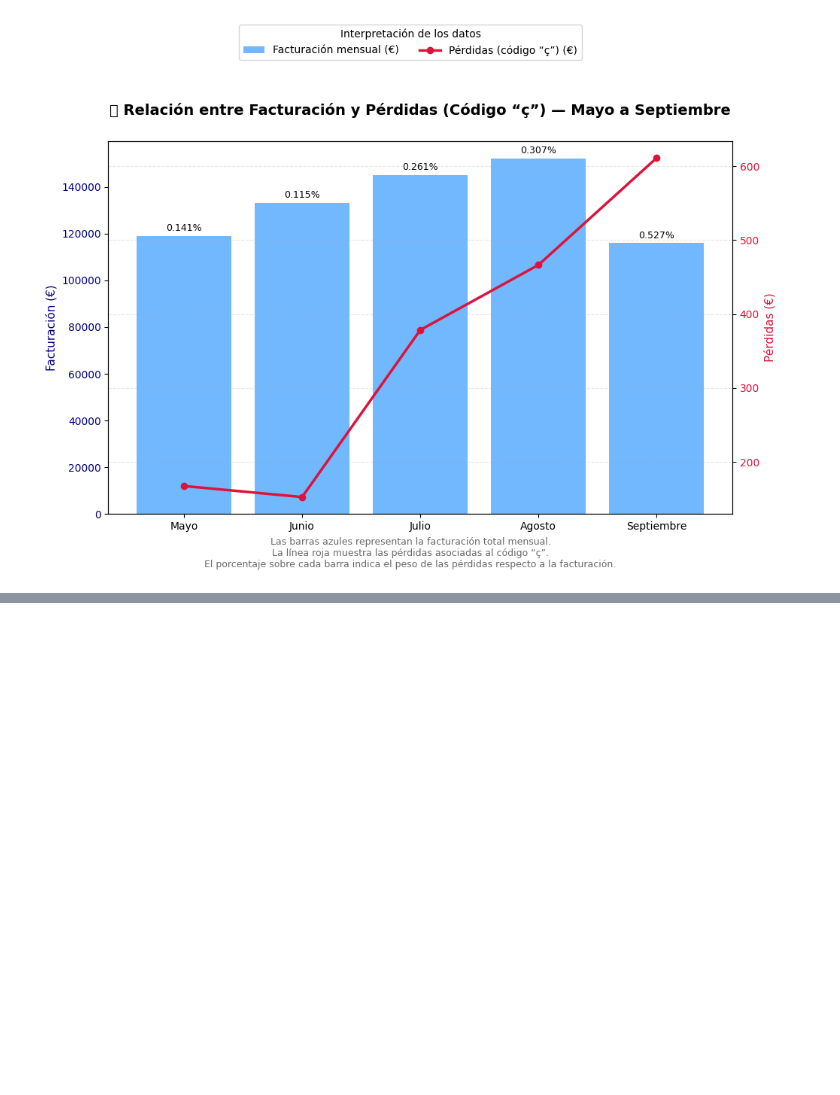
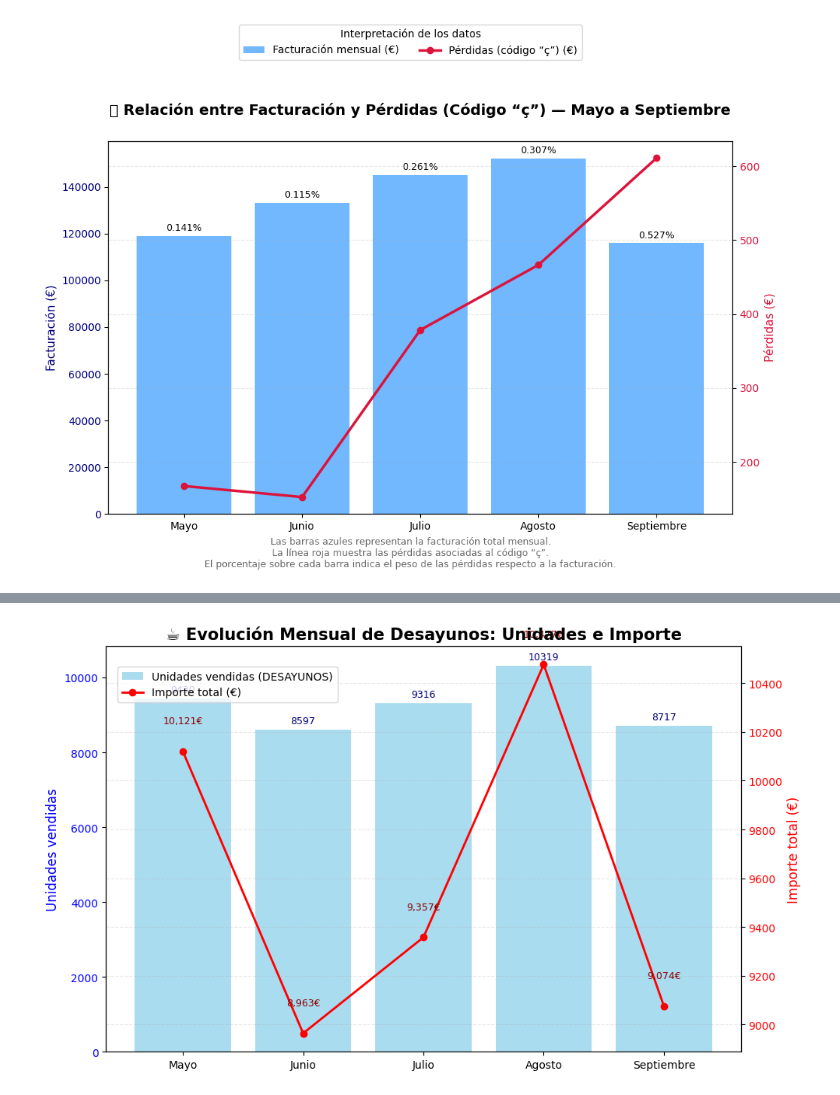
Before and after one commit to Javierfiestasbotella/curso_ia, a Jupyter notebook: Tema_01/Perdidas.ipynb, the cells around one changed output, grey strips where cells are left out. Drawn from its saved outputs; the diff is of its cells as text; code cells hidden in the pictures; blank space fills up the shorter version.

```diff
--- a/Tema_01/Perdidas.ipynb
+++ b/Tema_01/Perdidas.ipynb
@@ -407,0 +521,42 @@ plt.show()
+# %%
+import matplotlib.pyplot as plt
+
+# --- Aseguramos que existen los datos ---
+if 'hist' not in locals():
+    raise ValueError("Primero ejecuta el código anterior para generar el DataFrame 'hist'.")
+
+# --- Configurar datos ---
+meses = [m.replace('.csv','').capitalize() for m in hist["Mes"]]
+unidades = hist["Unidades"]
+importe = hist["Importe (€)"]
+
+# --- Crear figura ---
+fig, ax1 = plt.subplots(figsize=(10,6))
+
+# Barras azules: unidades vendidas
+ax1.bar(meses, unidades, color='skyblue', alpha=0.7, label='Unidades vendidas (DESAYUNOS)')
+ax1.set_ylabel("Unidades vendidas", color='blue', fontsize=12)
+ax1.tick_params(axis='y', labelcolor='blue')
+
+# Línea roja: importe total (€)
+ax2 = ax1.twinx()
+ax2.plot(meses, importe, 'o-r', linewidth=2, label='Importe total (€)')
+ax2.set_ylabel("Importe total (€)", color='red', fontsize=12)
+ax2.tick_params(axis='y', labelcolor='red')
+
+# --- Etiquetas de valores sobre las barras y puntos ---
+for i, v in enumerate(unidades):
+    ax1.text(i, v + max(unidades)*0.01, f"{int(v)}", ha='center', va='bottom', fontsize=9, color='navy')
+
+for i, v in enumerate(importe):
+    ax2.text(i, v + max(importe)*0.01, f"{v:,.0f}€", ha='center', va='bottom', fontsize=9, color='darkred')
+
+# --- Título y formato ---
+plt.title("☕ Evolución Mensual de Desayunos: Unidades e Importe", fontsize=15, fontweight='bold')
+fig.tight_layout()
+fig.legend(loc="upper left", bbox_to_anchor=(0.1,0.9))
+
+plt.grid(axis='y', linestyle='--', alpha=0.3)
+plt.show()
+# %% [output]
+[figure, added]
```
Also changed, not shown: parts of 2 cells of this notebook.
